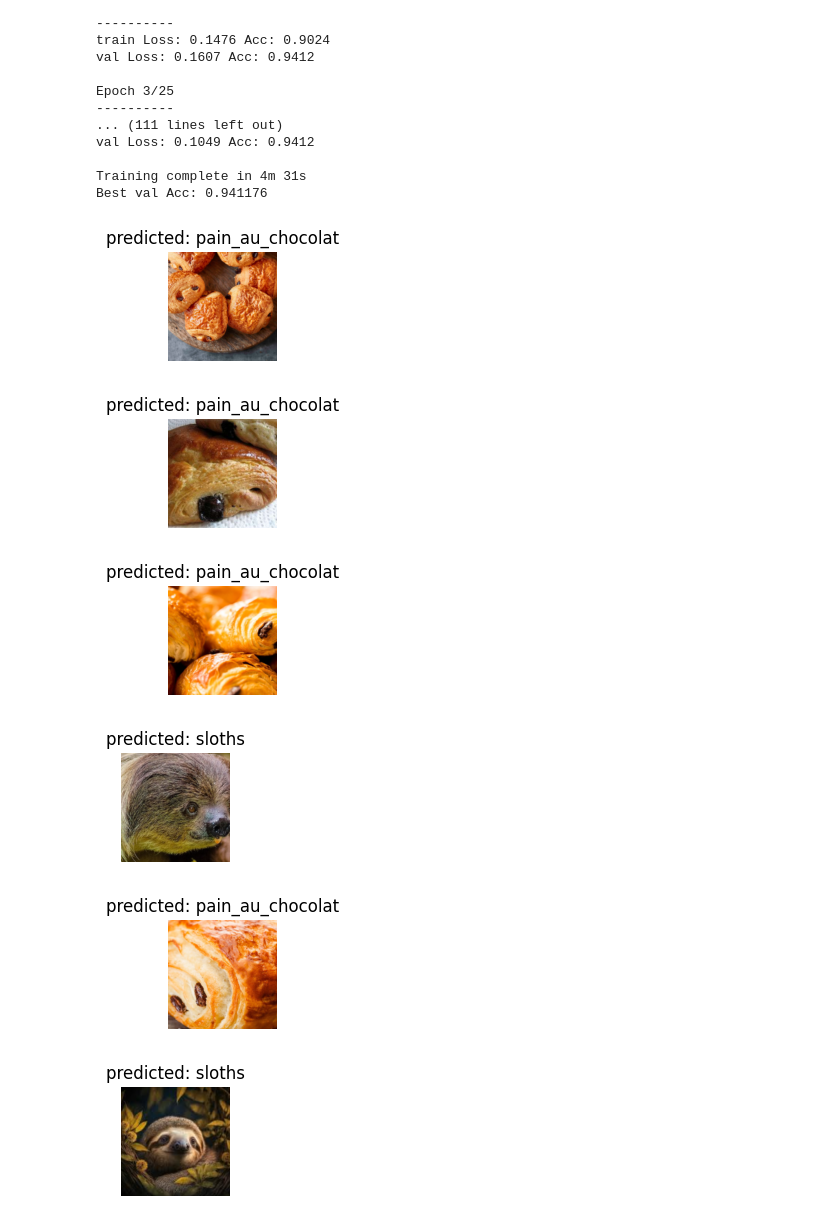
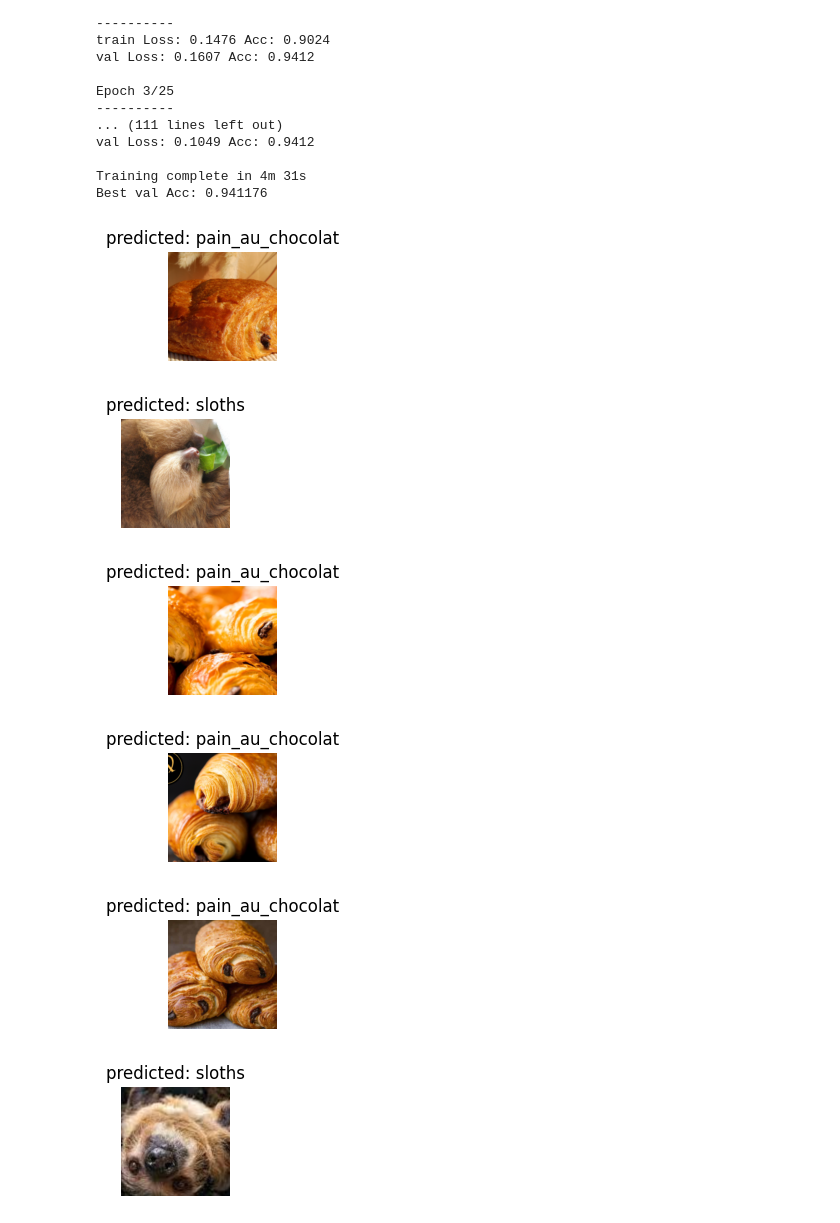
Before and after one commit to Domszy/Sloth-or-Pastry, a Jupyter notebook: notebook.ipynb, the cells around one changed output. Drawn from its saved outputs; the diff is of its cells as text; code cells hidden in the pictures.

```diff
--- a/notebook.ipynb
+++ b/notebook.ipynb
@@ -274,9 +341,6 @@ def train_model(model, criterion, optimizer, scheduler, num_epochs=25):
     return model
 # %%
 def visualize_model(model, num_images=6):
-    '''
-    Function that will visualize results of the model
-    '''
     was_training = model.training
     model.eval()
     images_so_far = 0
@@ -349,10 +436,11 @@ val Loss: 0.1049 Acc: 0.9412
 Training complete in 4m 31s
 Best val Acc: 0.941176
 # %%
+visualize_model(model_ft)
 # %% [output]
-[figure, old version]
+[figure, new version]
-[figure, old version]
+[figure, new version]
 [figure]
-[figure, old version]
+[figure, new version]
-[figure, old version]
+[figure, new version]
-[figure, old version]
+[figure, new version]
```
Also changed, not shown: parts of 20 cells of this notebook.
